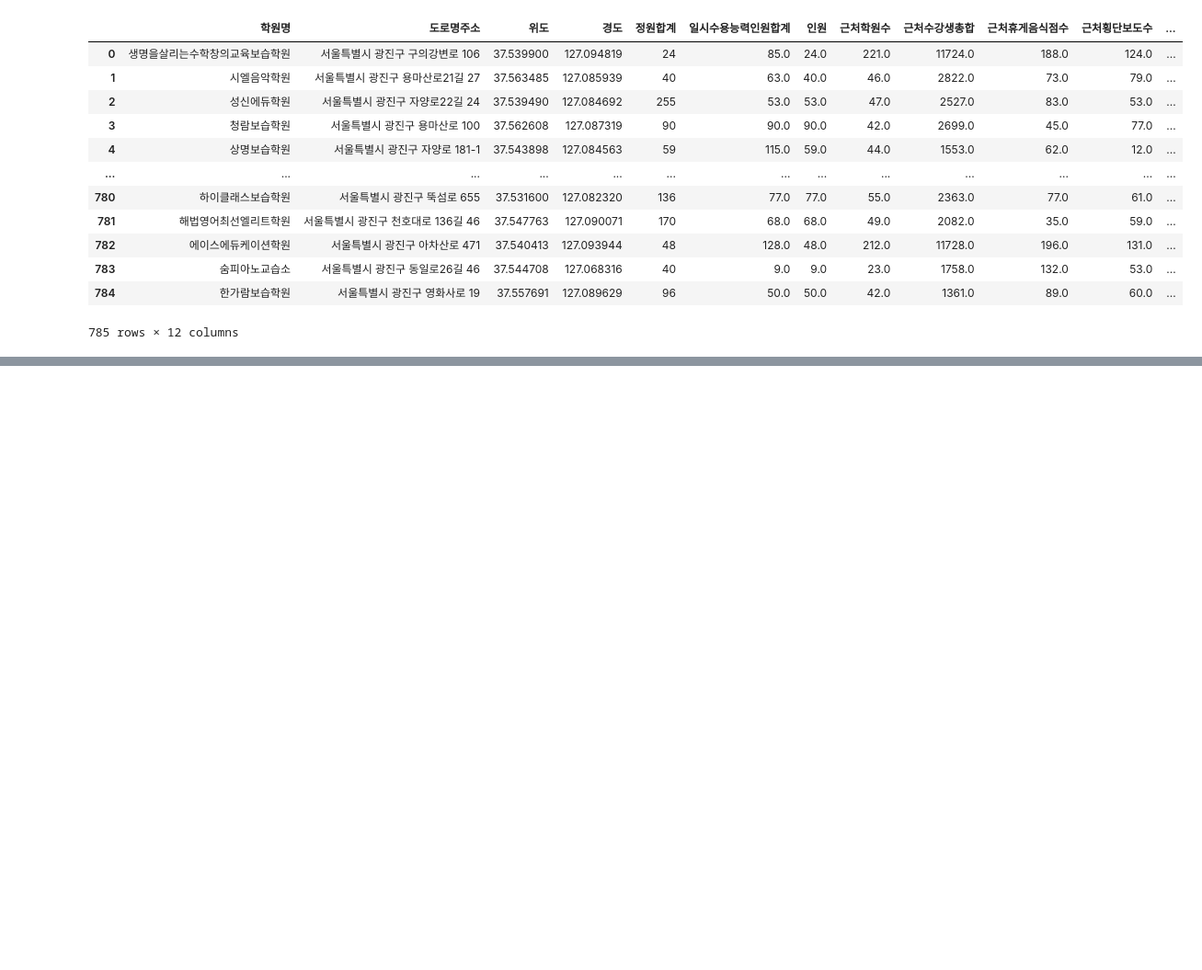
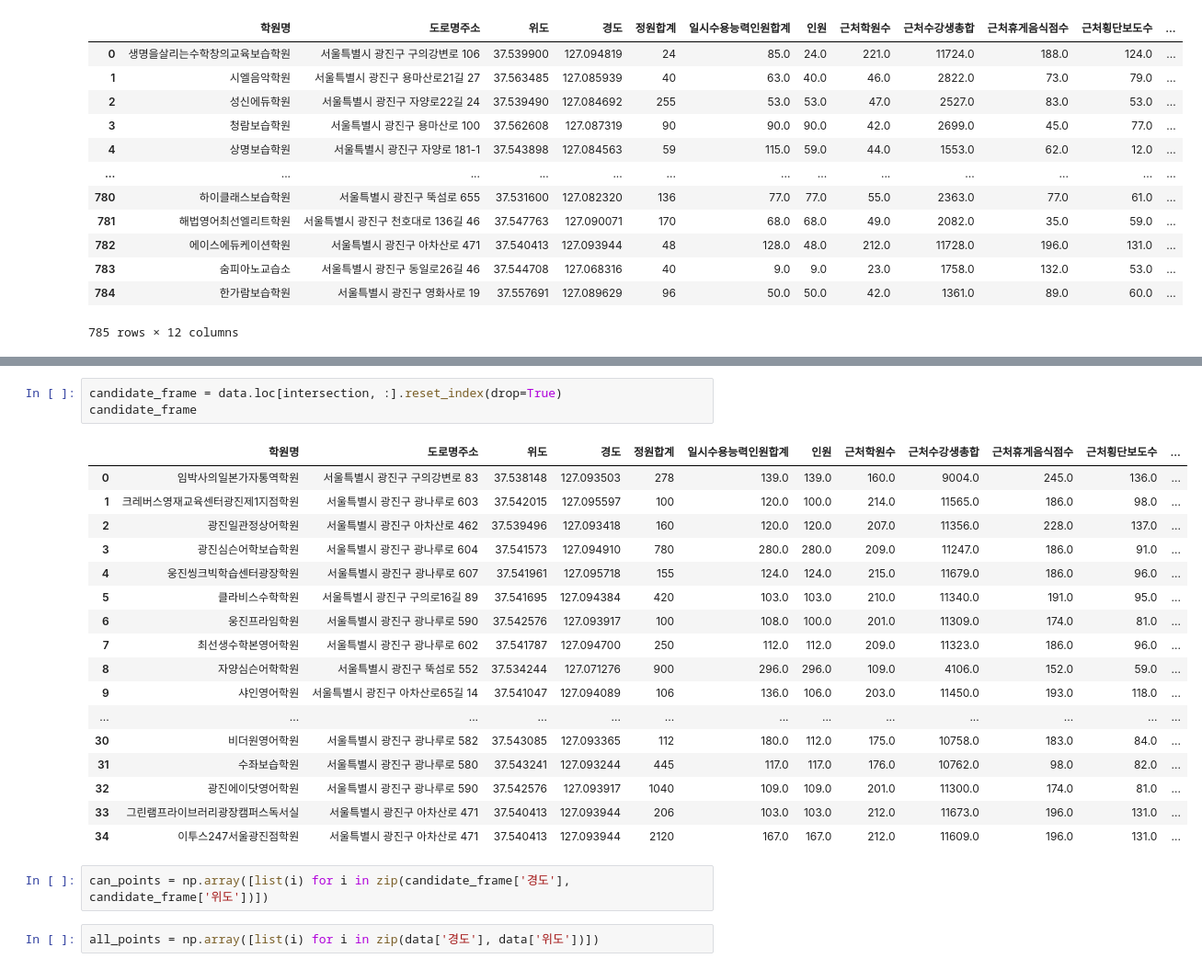
Before and after one commit to WIFI-Gwangjingu/childrensZone, a Jupyter notebook: modeling/광진구 후보지 선정.ipynb, the cells around one changed output, grey strips where cells are left out. Shown: that part at 92% size. Drawn from its saved outputs; the diff is of its cells as text; blank space fills up the shorter version.

```diff
--- a/modeling/광진구 후보지 선정.ipynb
+++ b/modeling/광진구 후보지 선정.ipynb
@@ -63,0 +44,25 @@ data.loc[intersection, :]
+# %%
+candidate_frame = data.loc[intersection, :].reset_index(drop=True)
+candidate_frame
+# %% [output]
+|  | 학원명 | 도로명주소 | 위도 | 경도 | 정원합계 | 일시수용능력인원합계 | 인원 | 근처학원수 | 근처수강생총합 | 근처휴게음식점수 | 근처횡단보도수 | ... |
+| 0 | 임박사의일본가자통역학원 | 서울특별시 광진구 구의강변로 83 | 37.538148 | 127.093503 | 278 | 139.0 | 139.0 | 160.0 | 9004.0 | 245.0 | 136.0 | ... |
+| 1 | 크레버스영재교육센터광진제1지점학원 | 서울특별시 광진구 광나루로 603 | 37.542015 | 127.095597 | 100 | 120.0 | 100.0 | 214.0 | 11565.0 | 186.0 | 98.0 | ... |
+| 2 | 광진일관정상어학원 | 서울특별시 광진구 아차산로 462 | 37.539496 | 127.093418 | 160 | 120.0 | 120.0 | 207.0 | 11356.0 | 228.0 | 137.0 | ... |
+| 3 | 광진심슨어학보습학원 | 서울특별시 광진구 광나루로 604 | 37.541573 | 127.094910 | 780 | 280.0 | 280.0 | 209.0 | 11247.0 | 186.0 | 91.0 | ... |
+| 4 | 웅진씽크빅학습센터광장학원 | 서울특별시 광진구 광나루로 607 | 37.541961 | 127.095718 | 155 | 124.0 | 124.0 | 215.0 | 11679.0 | 186.0 | 96.0 | ... |
+| 5 | 클라비스수학학원 | 서울특별시 광진구 구의로16길 89 | 37.541695 | 127.094384 | 420 | 103.0 | 103.0 | 210.0 | 11340.0 | 191.0 | 95.0 | ... |
+| 6 | 웅진프라임학원 | 서울특별시 광진구 광나루로 590 | 37.542576 | 127.093917 | 100 | 108.0 | 100.0 | 201.0 | 11309.0 | 174.0 | 81.0 | ... |
+| 7 | 최선생수학본영어학원 | 서울특별시 광진구 광나루로 602 | 37.541787 | 127.094700 | 250 | 112.0 | 112.0 | 209.0 | 11323.0 | 186.0 | 96.0 | ... |
+| 8 | 자양심슨어학학원 | 서울특별시 광진구 뚝섬로 552 | 37.534244 | 127.071276 | 900 | 296.0 | 296.0 | 109.0 | 4106.0 | 152.0 | 59.0 | ... |
+| 9 | 샤인영어학원 | 서울특별시 광진구 아차산로65길 14 | 37.541047 | 127.094089 | 106 | 136.0 | 106.0 | 203.0 | 11450.0 | 193.0 | 118.0 | ... |
+| ... | ... | ... | ... | ... | ... | ... | ... | ... | ... | ... | ... | ... |
+| 30 | 비더원영어학원 | 서울특별시 광진구 광나루로 582 | 37.543085 | 127.093365 | 112 | 180.0 | 112.0 | 175.0 | 10758.0 | 183.0 | 84.0 | ... |
+| 31 | 수좌보습학원 | 서울특별시 광진구 광나루로 580 | 37.543241 | 127.093244 | 445 | 117.0 | 117.0 | 176.0 | 10762.0 | 98.0 | 82.0 | ... |
+| 32 | 광진에이닷영어학원 | 서울특별시 광진구 광나루로 590 | 37.542576 | 127.093917 | 1040 | 109.0 | 109.0 | 201.0 | 11300.0 | 174.0 | 81.0 | ... |
+| 33 | 그린램프라이브러리광장캠퍼스독서실 | 서울특별시 광진구 아차산로 471 | 37.540413 | 127.093944 | 206 | 103.0 | 103.0 | 212.0 | 11673.0 | 196.0 | 131.0 | ... |
+| 34 | 이투스247서울광진점학원 | 서울특별시 광진구 아차산로 471 | 37.540413 | 127.093944 | 2120 | 167.0 | 167.0 | 212.0 | 11609.0 | 196.0 | 131.0 | ... |
+# %%
+can_points = np.array([list(i) for i in zip(candidate_frame['경도'], candidate_frame['위도'])])
+# %%
+all_points = np.array([list(i) for i in zip(data['경도'], data['위도'])])
```
Also changed, not shown: parts of 7 cells of this notebook.
